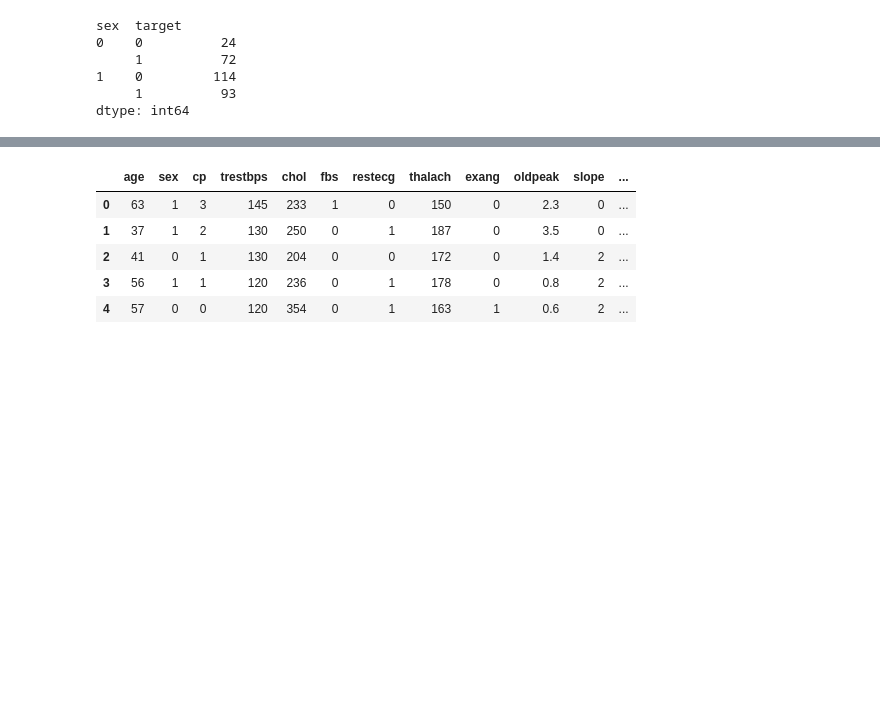
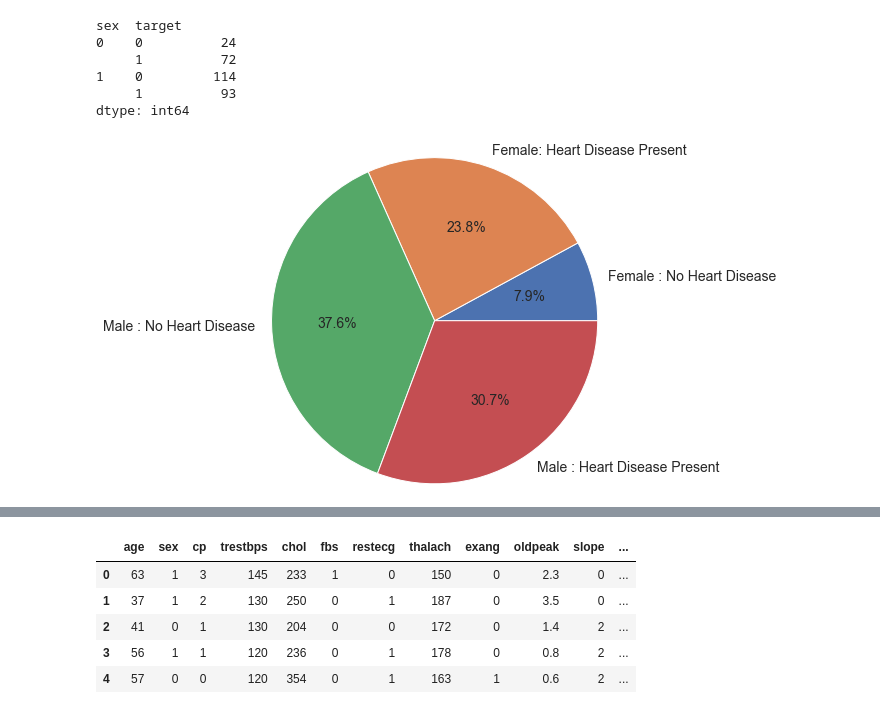
Before and after one commit to sverma29/Heart_Disease_Prediction, a Jupyter notebook: ML_Heart_Disease_Prediction.ipynb, the cells around one changed output, grey strips where cells are left out. Cells and saved outputs as stored; diff of their text form; code cells hidden in the pictures; blank space fills up the shorter version.

```diff
--- a/ML_Heart_Disease_Prediction.ipynb
+++ b/ML_Heart_Disease_Prediction.ipynb
@@ -44,3 +58,12 @@ sex  target
 1    0         114
      1          93
 dtype: int64
+# %%
+plt.pie(df_sex.values,
+        labels=['Female : No Heart Disease', 'Female: Heart Disease Present',
+                              'Male : No Heart Disease', 'Male : Heart Disease Present'],
+       autopct='%1.1f%%', radius=1.5,
+       textprops={'fontsize':14})
+plt.show()
+# %% [output]
+[figure, added]
```
Also changed, not shown: parts of 55 cells of this notebook.
